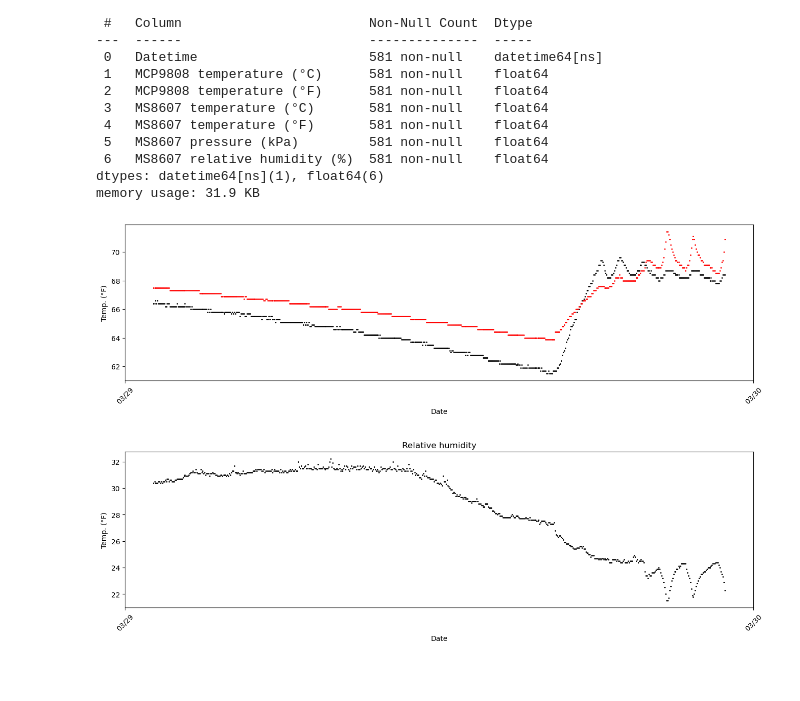
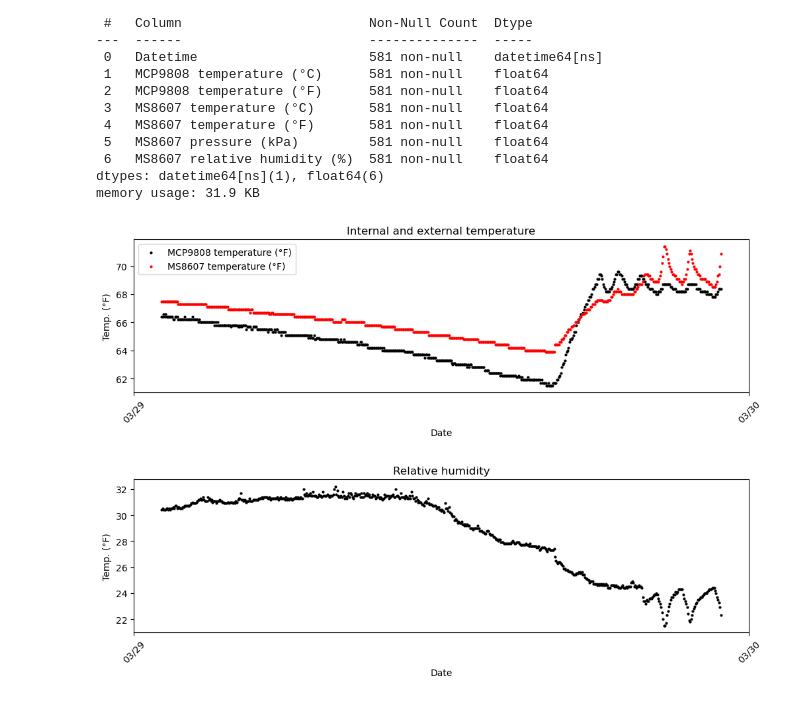
Before and after one commit to gperdrizet/RhT_monitor, a Jupyter notebook: notebooks/plot_temps.ipynb, the cells around one changed output. Cells and saved outputs as stored; diff of their text form; code cells hidden in the pictures.

Commit message:
Cleaned up plots: added legend, fixed marker sizes, added titles.

```diff
--- a/notebooks/plot_temps.ipynb
+++ b/notebooks/plot_temps.ipynb
@@ -74,44 +74,47 @@ dtypes: datetime64[ns](1), float64(6)
 memory usage: 31.9 KB
 # %%
 fig = plt.gcf()
-fig.set_size_inches(16, 4)
+fig.set_size_inches(12, 3)
 
 plt.scatter(
     data_df['Datetime'],
     data_df['MCP9808 temperature (°F)'],
-    s = 1,
-    color = 'black'
+    s = 4,
+    color = 'black',
+    label = 'MCP9808 temperature (°F)'
 )
 
 plt.scatter(
     data_df['Datetime'],
     data_df['MS8607 temperature (°F)'],
-    s = 1,
-    color = 'red'
+    s = 4,
+    color = 'red',
+    label = 'MS8607 temperature (°F)'
 )
+
+plt.legend(loc="upper left")
 
 plt.gca().xaxis.set_major_locator(dates.HourLocator(interval = 24))
 plt.gca().xaxis.set_major_formatter(dates.DateFormatter('%m/%d'))
 plt.ticklabel_format(axis = 'y', useOffset = False, style = 'plain')
+plt.title('Internal and external temperature')
 plt.xlabel('Date')
 plt.ylabel('Temp. (°F)')
 #plt.xlim(start_date, end_date)
-#plt.ylim((min_price - (min_price * 0.01)), (max_price + (max_price * 0.01)))
 
 plt.xticks(rotation = 45)
-#plt.title(f'', fontsize = 14)
 
 plt.show()
 # %% [output]
-[figure, old version]
+[figure, new version]
 # %%
 fig = plt.gcf()
-fig.set_size_inches(16, 4)
+fig.set_size_inches(12, 3)
 
 plt.scatter(
     data_df['Datetime'],
     data_df['MS8607 relative humidity (%)'],
-    s = 1,
+    s = 4,
     color = 'black'
 )
 
@@ -122,11 +125,9 @@ plt.title('Relative humidity')
 plt.xlabel('Date')
 plt.ylabel('Temp. (°F)')
 #plt.xlim(start_date, end_date)
-#plt.ylim((min_price - (min_price * 0.01)), (max_price + (max_price * 0.01)))
 
 plt.xticks(rotation = 45)
-#plt.title(f'', fontsize = 14)
 
 plt.show()
 # %% [output]
-[figure, old version]
+[figure, new version]
```
